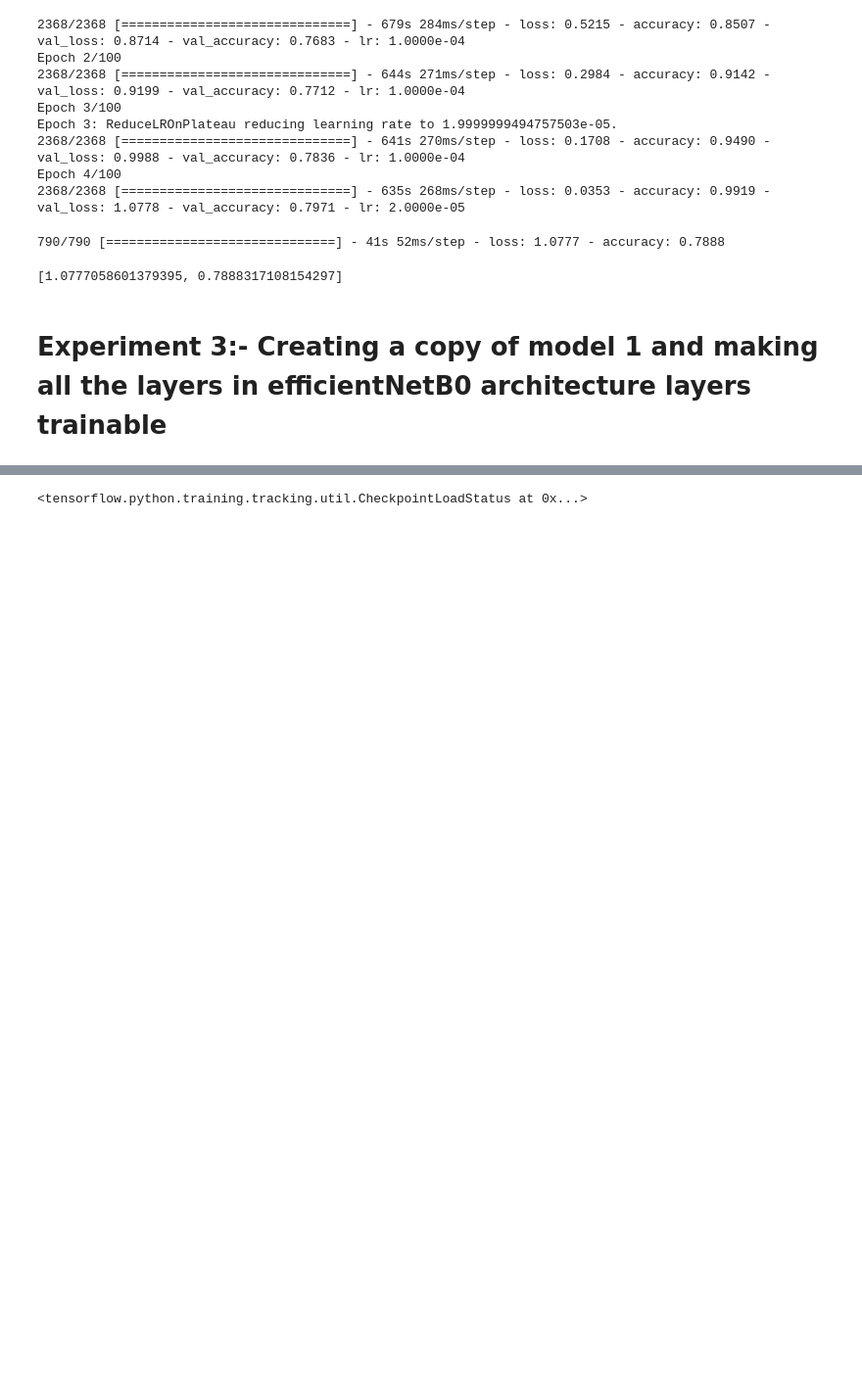
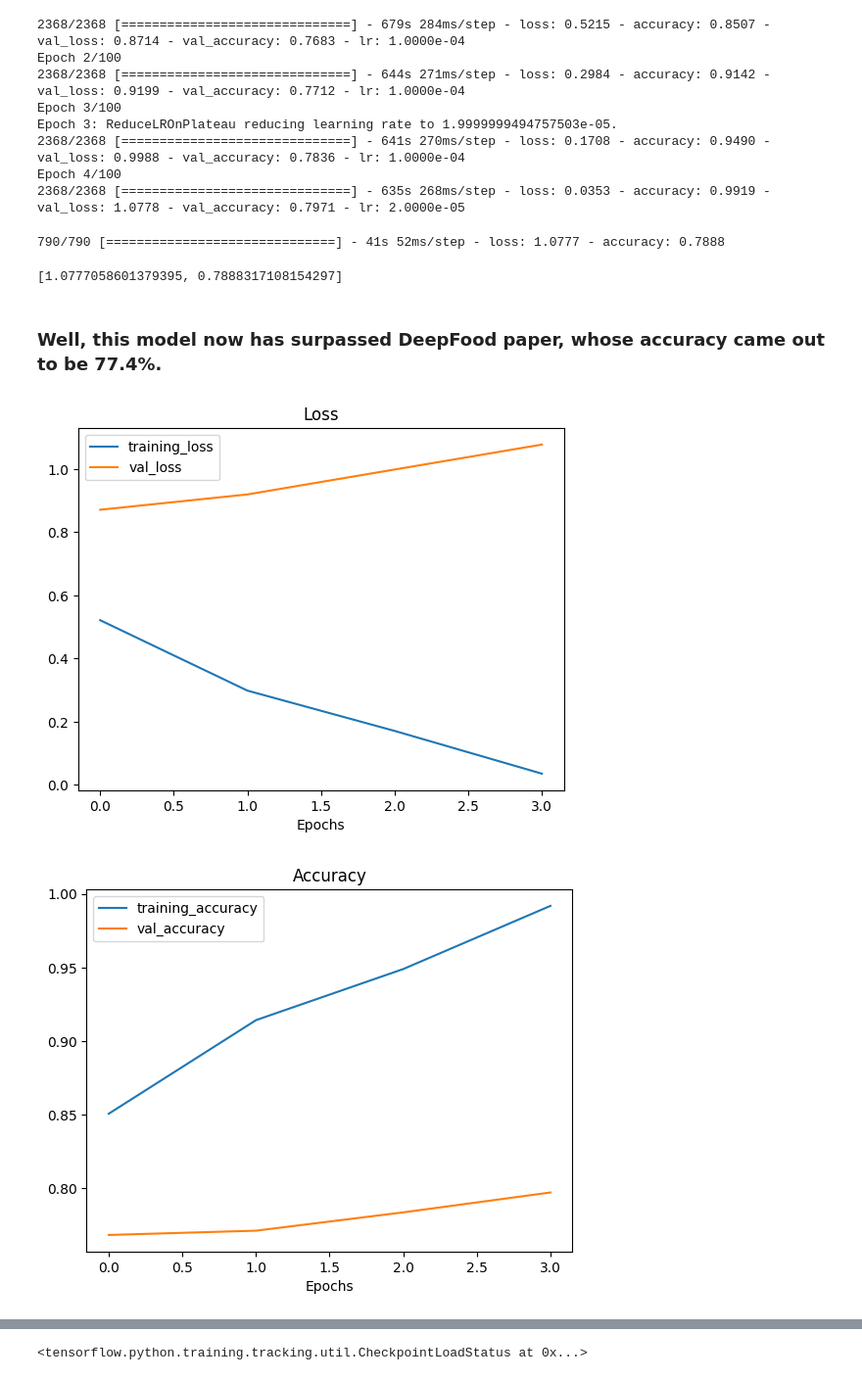
Before and after one commit to ManavKhambhayata/CuisineCode101, a Jupyter notebook: CuisineCode101.ipynb, the cells around one changed output, grey strips where cells are left out. Shown at 98% size. Cells and saved outputs as stored; diff of their text form; code cells hidden in the pictures; blank space fills up the shorter version.

```diff
--- a/CuisineCode101.ipynb
+++ b/CuisineCode101.ipynb
@@ -631,5 +631,10 @@ model_3.evaluate(test_data)
 # %% [output]
 790/790 [==============================] - 41s 52ms/step - loss: 1.0777 - accuracy: 0.7888
 [1.0777058601379395, 0.7888317108154297]
-# %% [markdown]
-# Experiment 3:- Creating a copy of model 1 and making all the layers in efficientNetB0 architecture layers trainable
+# %% [markdown]
+### Well, this model now has surpassed DeepFood paper, whose accuracy came out to be 77.4%.
+# %%
+plot_loss_curves(history_101_food_classes_all_data_fine_tune)
+# %% [output]
+[figure, added]
+[figure, added]
```
Also changed, not shown: parts of 9 cells of this notebook, 6 other files.
